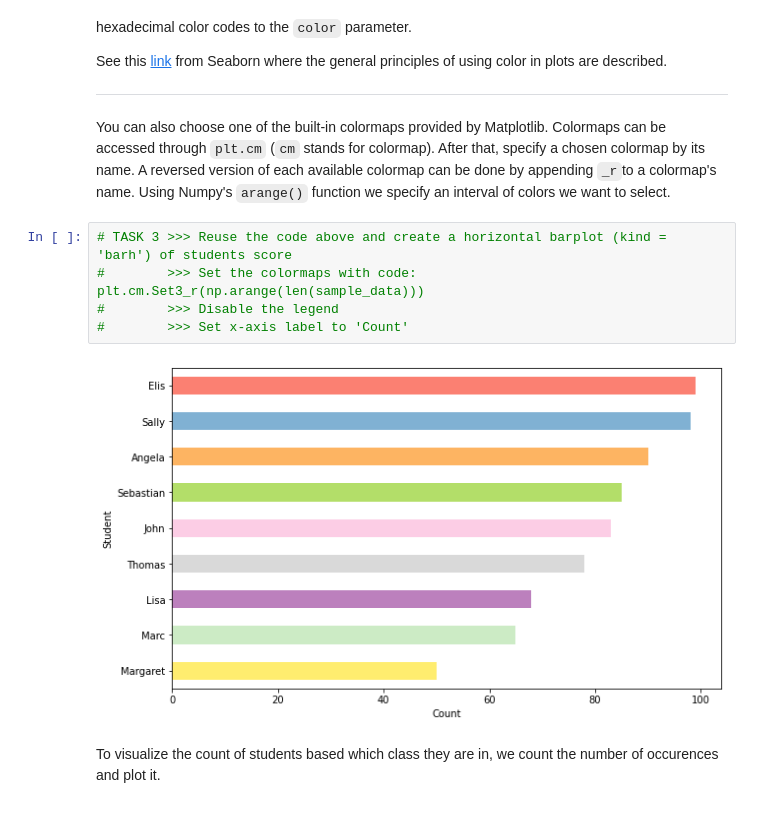
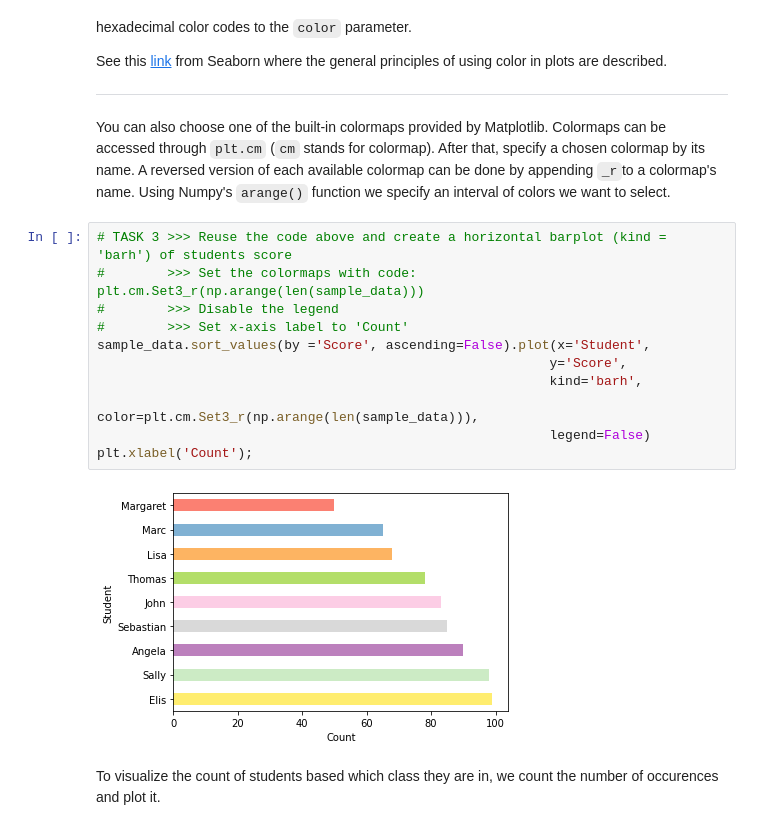
Before and after one commit to lug-robin/Python_Course, a Jupyter notebook: Exercises/EN/Matplotlib_Seaborn/1_Visualization_with_Pandas.ipynb, the cells around one changed output. Drawn from its saved outputs; the diff is of its cells as text.

```diff
--- a/Exercises/EN/Matplotlib_Seaborn/1_Visualization_with_Pandas.ipynb
+++ b/Exercises/EN/Matplotlib_Seaborn/1_Visualization_with_Pandas.ipynb
@@ -367,10 +389,16 @@ You can also choose one of the built-in colormaps provided by Matplotlib. Colorm
 # %%
 # TASK 3 >>> Reuse the code above and create a horizontal barplot (kind = 'barh') of students score
 #        >>> Set the colormaps with code: plt.cm.Set3_r(np.arange(len(sample_data)))
 #        >>> Disable the legend
 #        >>> Set x-axis label to 'Count'
+sample_data.sort_values(by ='Score', ascending=False).plot(x='Student',
+                                                          y='Score',
+                                                          kind='barh',
+                                                          color=plt.cm.Set3_r(np.arange(len(sample_data))),
+                                                          legend=False)
+plt.xlabel('Count');
 # %% [output]
-[figure, old version]
+[figure, new version]
 # %% [markdown]
 To visualize the count of students based which class they are in, we count the number of occurences and plot it.
 # %%
```
Also changed, not shown: parts of 19 cells of this notebook, 1 other file.
